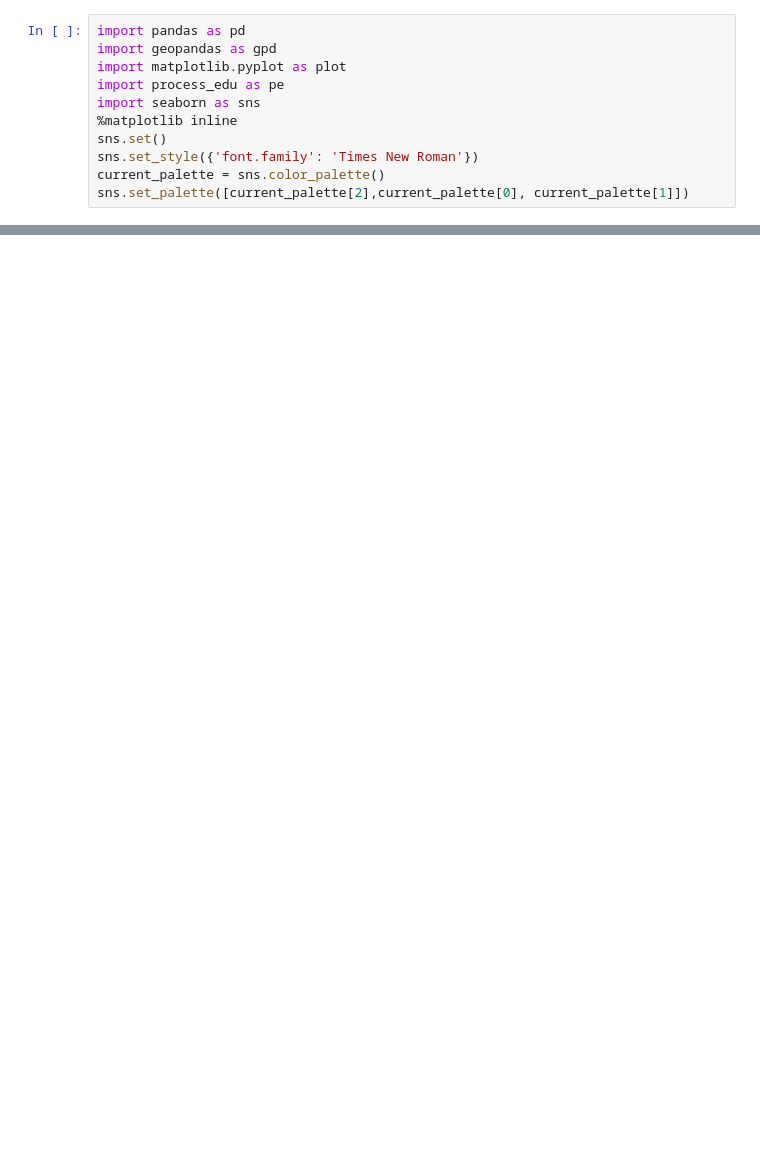
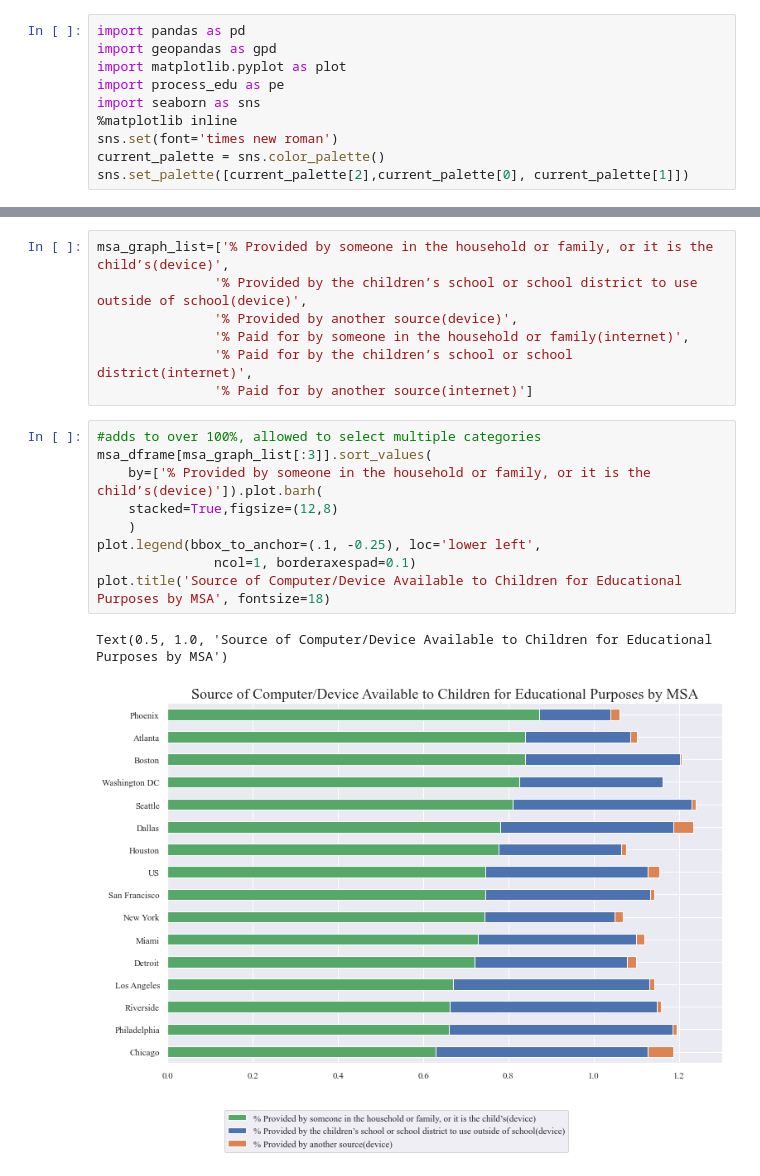
Before and after one commit to AnGWar26/icsd-pulse, a Jupyter notebook: notebooks/clean_data_edu.ipynb, the cells around one changed output, grey strips where cells are left out. Cells and saved outputs as stored; diff of their text form; blank space fills up the shorter version.

```diff
--- a/notebooks/clean_data_edu.ipynb
+++ b/notebooks/clean_data_edu.ipynb
@@ -5,8 +5,7 @@ import matplotlib.pyplot as plot
 import process_edu as pe
 import seaborn as sns
 %matplotlib inline
-sns.set()
-sns.set_style({'font.family': 'Times New Roman'})
+sns.set(font='times new roman')
 current_palette = sns.color_palette()
 sns.set_palette([current_palette[2],current_palette[0], current_palette[1]])
 # %%
@@ -30,0 +70,19 @@ for places in frame_dict.keys():
+# %%
+msa_graph_list=['% Provided by someone in the household or family, or it is the child’s(device)',
+               '% Provided by the children’s school or school district to use outside of school(device)',
+               '% Provided by another source(device)',
+               '% Paid for by someone in the household or family(internet)',
+               '% Paid for by the children’s school or school district(internet)',
+               '% Paid for by another source(internet)']
+# %%
+#adds to over 100%, allowed to select multiple categories
+msa_dframe[msa_graph_list[:3]].sort_values(
+    by=['% Provided by someone in the household or family, or it is the child’s(device)']).plot.barh(
+    stacked=True,figsize=(12,8)
+    )
+plot.legend(bbox_to_anchor=(.1, -0.25), loc='lower left',
+               ncol=1, borderaxespad=0.1)
+plot.title('Source of Computer/Device Available to Children for Educational Purposes by MSA', fontsize=18)
+# %% [output]
+Text(0.5, 1.0, 'Source of Computer/Device Available to Children for Educational Purposes by MSA')
+[figure, added]
```
Also changed, not shown: parts of 11 cells of this notebook, 1 other file.
